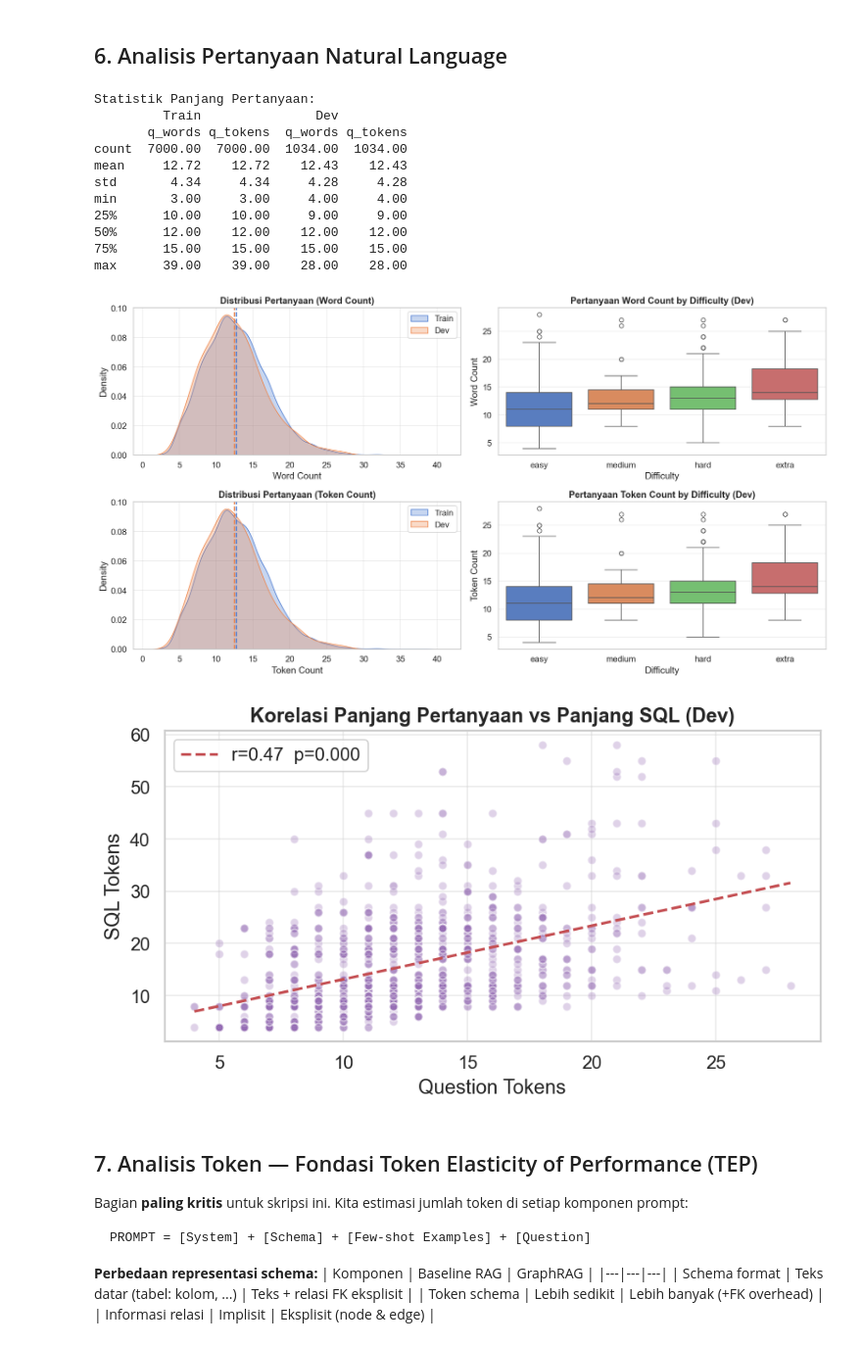
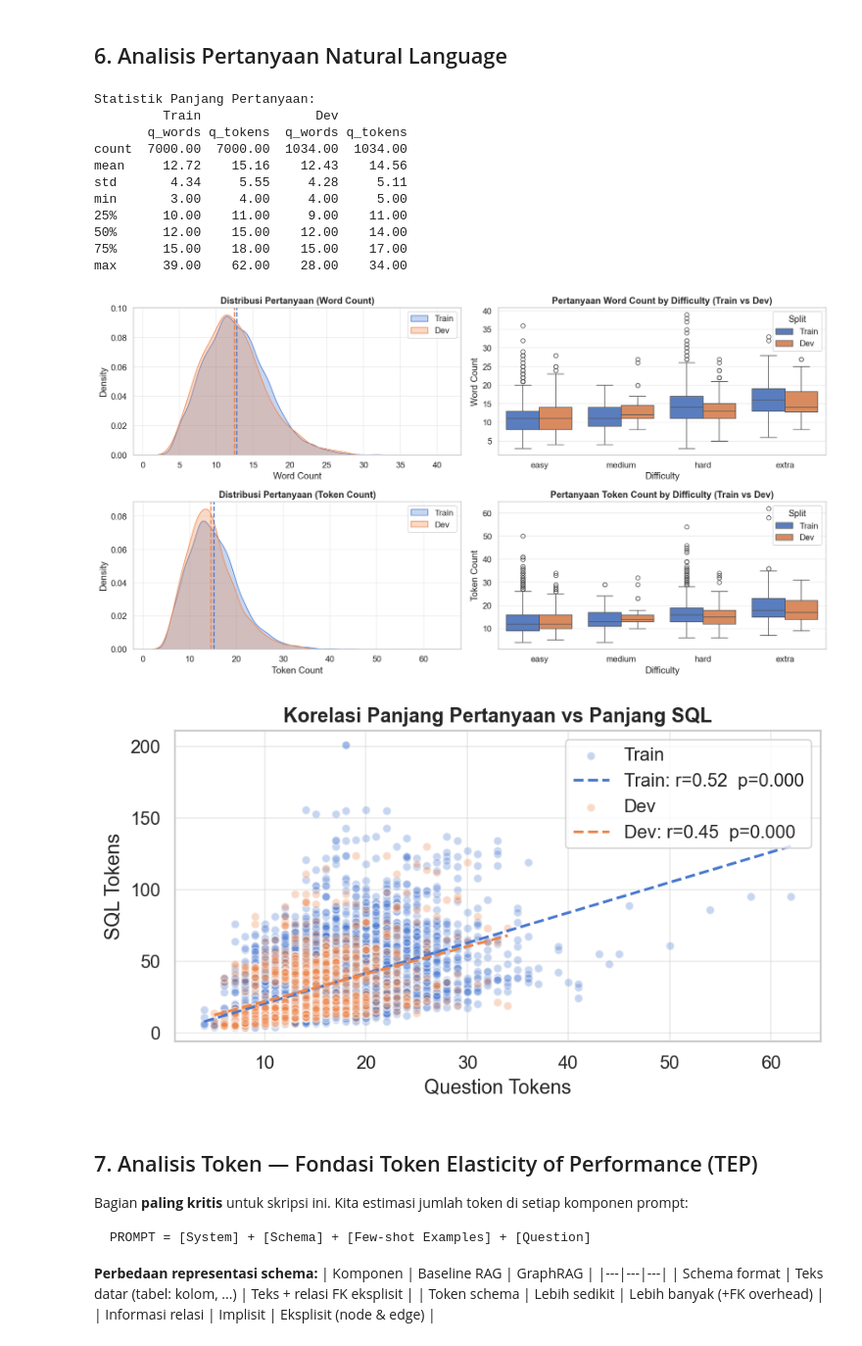
Before and after one commit to william-darma-wijaya/thesis-2803, a Jupyter notebook: graphrag-text-to-sql-eda.ipynb, the cells around one changed output. Shown at 98% size. Drawn from its saved outputs; the diff is of its cells as text; code cells hidden in the pictures.

Commit message:
fix: eda plotting for fix to include train (2)

```diff
--- a/graphrag-text-to-sql-eda.ipynb
+++ b/graphrag-text-to-sql-eda.ipynb
@@ -67,7 +70,7 @@ Sesuaikan `BASE_PATH` dengan lokasi dataset yang digunakan.
 Notebook ini mendukung **IDSpider** (dataset ini) maupun **English Spider**.
 # %%
 # ── Sesuaikan path di bawah ini ─────────────────────────────────────────
-BASE_PATH = Path('c:/UNI/THESIS/spider')  # English Spider (lokal)
+BASE_PATH = Path('C:\.College\Pre-Thesis\code\spider_data')  # English Spider (lokal)
 
 TABLES_JSON = BASE_PATH / 'tables.json'
 TRAIN_JSON  = BASE_PATH / 'train_spider.json'
@@ -799,6 +802,7 @@ max       87.00      87.00     58.00      58.00
 # %% [markdown]
 ## 6. Analisis Pertanyaan Natural Language
 # %%
+# both train and dev
 df_train['q_words']  = df_train[Q_COL].apply(lambda s: len(str(s).split()))
 df_train['q_tokens'] = df_train[Q_COL].apply(count_tokens)
 df_dev['q_words']    = df_dev[Q_COL].apply(lambda s: len(str(s).split()))
@@ -809,53 +813,71 @@ print(pd.concat({'Train': df_train[['q_words','q_tokens']].describe(),
                  'Dev'  : df_dev[['q_words','q_tokens']].describe()},
                 axis=1).round(2))
 
+# ── gabungkan train + dev untuk boxplot ──────────────────────────────────────
+df_combined = pd.concat([
+    df_train.assign(split='Train'),
+    df_dev.assign(split='Dev')
+], ignore_index=True)
+
 fig, axes = plt.subplots(2, 2, figsize=(15, 8))
 for row_idx, (col, label) in enumerate([('q_words','Word Count'), ('q_tokens','Token Count')]):
-    # KDE train vs dev
+    # KDE train vs dev (tidak berubah)
     ax = axes[row_idx][0]
     sns.kdeplot(df_train[col], ax=ax, label='Train', color=PAL[0], fill=True, alpha=0.3)
     sns.kdeplot(df_dev[col],   ax=ax, label='Dev',   color=PAL[1], fill=True, alpha=0.3)
     ax.axvline(df_train[col].mean(), color=PAL[0], lw=1.8, ls='--')
     ax.axvline(df_dev[col].mean(),   color=PAL[1], lw=1.8, ls='--')
     ax.set_title(f'Distribusi Pertanyaan ({label})', fontweight='bold')
     ax.set_xlabel(label); ax.legend()
-    # Boxplot by difficulty
+
+    # ── Boxplot by difficulty — train & dev side by side (hue) ───────────────
     ax = axes[row_idx][1]
-    sns.boxplot(data=df_dev, x=HARD_COL, y=col, order=present, palette='muted', ax=ax)
-    ax.set_title(f'Pertanyaan {label} by Difficulty (Dev)', fontweight='bold')
+    sns.boxplot(
+        data=df_combined[df_combined[HARD_COL].isin(present)],
+        x=HARD_COL, y=col,
+        hue='split', hue_order=['Train', 'Dev'],
+        order=present, palette={'Train': PAL[0], 'Dev': PAL[1]},
+        ax=ax
+    )
+    ax.set_title(f'Pertanyaan {label} by Difficulty (Train vs Dev)', fontweight='bold')
     ax.set_xlabel('Difficulty'); ax.set_ylabel(label)
+    ax.legend(title='Split')
 
 plt.tight_layout()
 plt.savefig('plot/plot_07_question_length.png', bbox_inches='tight')
 plt.show()
 
-# Korelasi panjang pertanyaan vs panjang SQL (dev)
+# ── Korelasi panjang pertanyaan vs panjang SQL — train & dev ─────────────────
 fig, ax = plt.subplots(figsize=(7, 4))
-ax.scatter(df_dev['q_tokens'], df_dev['sql_tokens'],
-           alpha=0.3, color=PAL[4], edgecolors='white', s=30)
-m, b, r, p, _ = stats.linregress(df_dev['q_tokens'], df_dev['sql_tokens'])
-xr = np.linspace(df_dev['q_tokens'].min(), df_dev['q_tokens'].max(), 100)
-ax.plot(xr, m * xr + b, 'r--', lw=1.8, label=f'r={r:.2f}  p={p:.3f}')
+
+for df, label, color in [(df_train, 'Train', PAL[0]), (df_dev, 'Dev', PAL[1])]:
+    ax.scatter(df['q_tokens'], df['sql_tokens'],
+               alpha=0.3, color=color, edgecolors='white', s=30, label=label)
+    m, b, r, p, _ = stats.linregress(df['q_tokens'], df['sql_tokens'])
+    xr = np.linspace(df['q_tokens'].min(), df['q_tokens'].max(), 100)
+    ax.plot(xr, m * xr + b, lw=1.8, ls='--', color=color,
+            label=f'{label}: r={r:.2f}  p={p:.3f}')
+
 ax.set_xlabel('Question Tokens'); ax.set_ylabel('SQL Tokens')
-ax.set_title('Korelasi Panjang Pertanyaan vs Panjang SQL (Dev)', fontweight='bold')
+ax.set_title('Korelasi Panjang Pertanyaan vs Panjang SQL', fontweight='bold')
 ax.legend()
 plt.tight_layout()
 plt.savefig('plot/plot_08_q_vs_sql.png', bbox_inches='tight')
 plt.show()
 # %% [output]
 Statistik Panjang Pertanyaan:
          Train               Dev
        q_words q_tokens  q_words q_tokens
 count  7000.00  7000.00  1034.00  1034.00
-mean     12.72    12.72    12.43    12.43
-std       4.34     4.34     4.28     4.28
-min       3.00     3.00     4.00     4.00
-25%      10.00    10.00     9.00     9.00
-50%      12.00    12.00    12.00    12.00
-75%      15.00    15.00    15.00    15.00
-max      39.00    39.00    28.00    28.00
+mean     12.72    15.16    12.43    14.56
+std       4.34     5.55     4.28     5.11
+min       3.00     4.00     4.00     5.00
+25%      10.00    11.00     9.00    11.00
+50%      12.00    15.00    12.00    14.00
+75%      15.00    18.00    15.00    17.00
+max      39.00    62.00    28.00    34.00
-[figure, old version]
+[figure, new version]
-[figure, old version]
+[figure, new version]
 # %% [markdown]
 ## 7. Analisis Token — Fondasi Token Elasticity of Performance (TEP)
 
```
Also changed, not shown: parts of 10 cells of this notebook.
